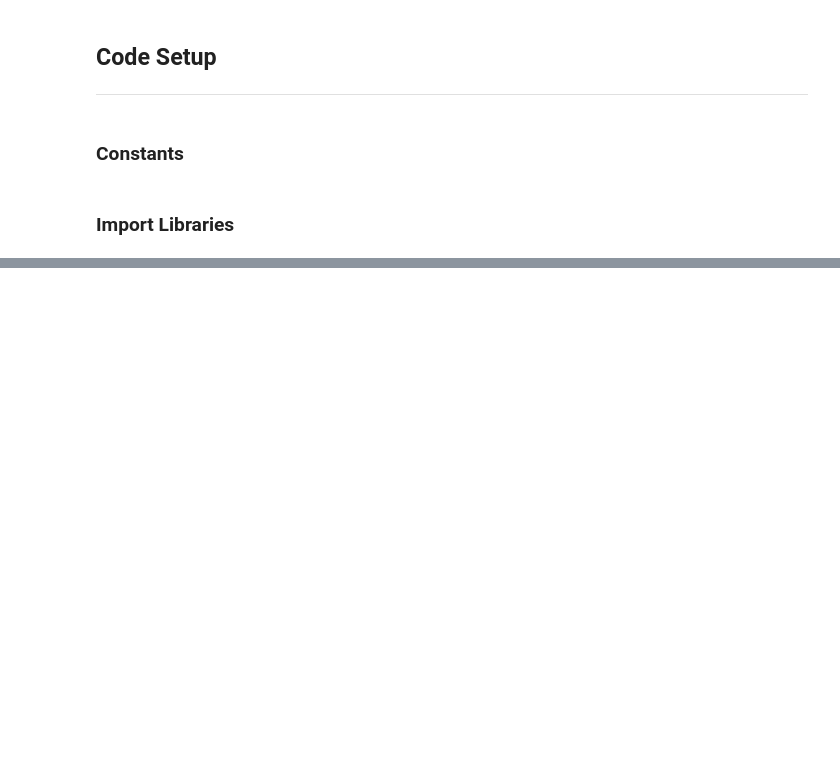
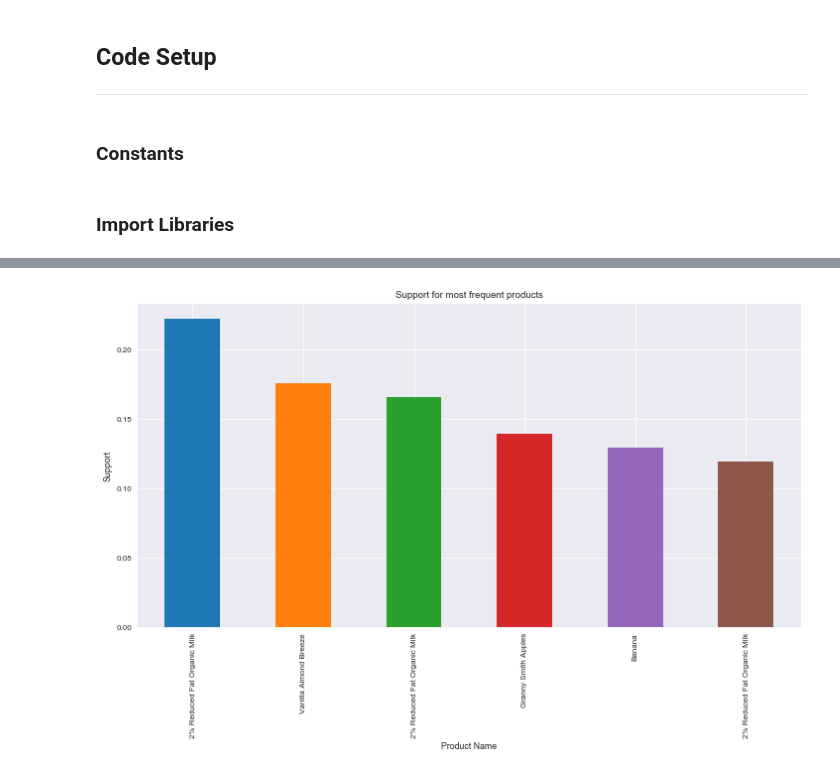
Before and after one commit to 1carew1/instacart_investigation, a Jupyter notebook: Assignment_2_ARM.ipynb, the cells around one changed output, grey strips where cells are left out. Saved outputs shown, nothing was run; the diff lists cells and outputs as text; code cells hidden in the pictures; blank space fills up the shorter version.

Commit message:
Apriori basic investigation

```diff
--- a/Assignment_2_ARM.ipynb
+++ b/Assignment_2_ARM.ipynb
@@ -40,0 +102,3 @@ sns.set_context("paper")
+# %%
+products_ordered = orders_products.merge(products, on="product_id")
+products_ordered.head()
@@ -40,0 +112,6 @@ sns.set_context("paper")
+# %%
+products_ordered_total = (products_ordered.groupby('order_id')['product_name']
+                          .apply(lambda x: "%s" % ','.join(x))
+                          .reset_index(name='products')
+                         )
+products_ordered_total.head()
@@ -40,0 +125,8 @@ sns.set_context("paper")
+# %%
+products_ordered_list = products_ordered_total.products.tolist()
+products_ordered_list_of_lists = []
+for p in products_ordered_list:
+    products_ordered_list_of_lists.append(p.split(','))
+te_ary = te.fit(products_ordered_list_of_lists).transform(products_ordered_list_of_lists,sparse=False)
+te_df = pd.DataFrame(te_ary, columns=te.columns_)
+te_df.head()
@@ -40,0 +141,3 @@ sns.set_context("paper")
+# %%
+a = apriori(te_df, min_support=0.1,use_colnames=True).sort_values(by='support',ascending=False)
+a.head()
@@ -40,0 +151,11 @@ sns.set_context("paper")
+# %%
+fig, ax = plt.subplots()
+names = [n[0] for n in a["itemsets"]]
+a['support'].plot.bar()
+ax.set_xticklabels(names, rotation='vertical')
+plt.title("Support for most frequent products")
+plt.ylabel("Support")
+plt.xlabel("Product Name")
+plt.show()
+# %% [output]
+[figure, added]
```
Also changed, not shown: parts of 14 cells of this notebook, 1 other file.
